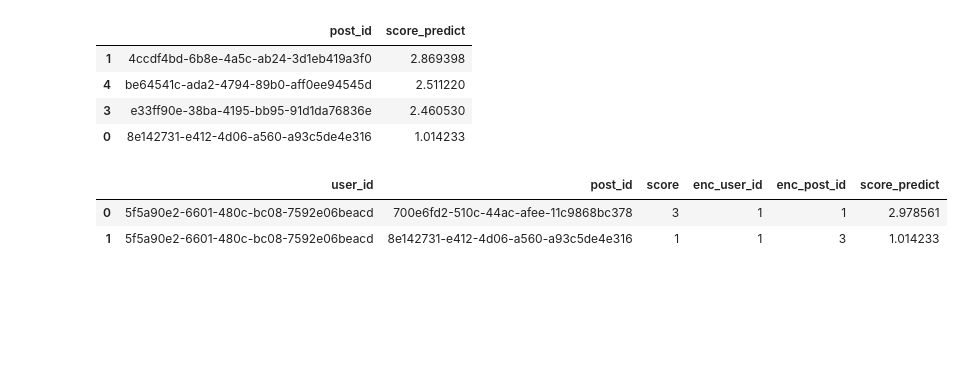
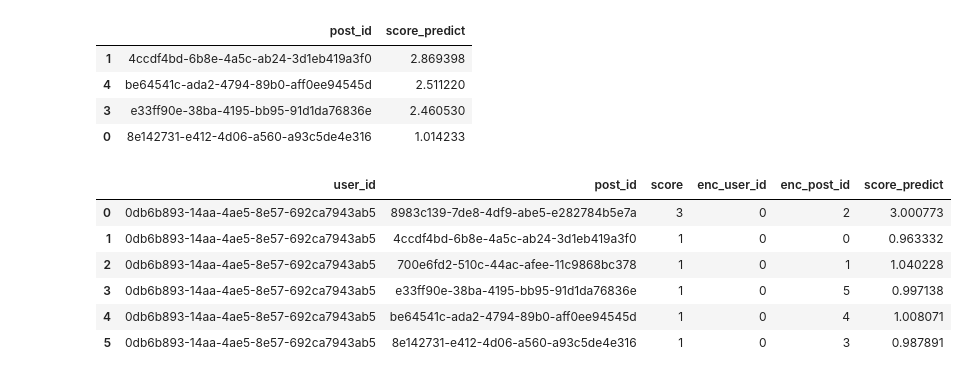
Before and after one commit to Pratham-Mishra04/interact-ml, a Jupyter notebook: notebooks/posts/recommendation.ipynb, the cells around one changed output. Drawn from its saved outputs; the diff is of its cells as text; code cells hidden in the pictures; blank space fills up the shorter version.

```diff
--- a/notebooks/posts/recommendation.ipynb
+++ b/notebooks/posts/recommendation.ipynb
@@ -299,9 +298,13 @@ def test_predictions(user_id):
 
     return comparision
 # %%
-comparision = test_predictions('5f5a90e2-6601-480c-bc08-7592e06beacd')
+comparision = test_predictions('0db6b893-14aa-4ae5-8e57-692ca7943ab5')
 comparision
 # %% [output]
 |  | user_id | post_id | score | enc_user_id | enc_post_id | score_predict |
-| 0 | 5f5a90e2-6601-480c-bc08-7592e06beacd | 700e6fd2-510c-44ac-afee-11c9868bc378 | 3 | 1 | 1 | 2.978561 |
-| 1 | 5f5a90e2-6601-480c-bc08-7592e06beacd | 8e142731-e412-4d06-a560-a93c5de4e316 | 1 | 1 | 3 | 1.014233 |
+| 0 | 0db6b893-14aa-4ae5-8e57-692ca7943ab5 | 8983c139-7de8-4df9-abe5-e282784b5e7a | 3 | 0 | 2 | 3.000773 |
+| 1 | 0db6b893-14aa-4ae5-8e57-692ca7943ab5 | 4ccdf4bd-6b8e-4a5c-ab24-3d1eb419a3f0 | 1 | 0 | 0 | 0.963332 |
+| 2 | 0db6b893-14aa-4ae5-8e57-692ca7943ab5 | 700e6fd2-510c-44ac-afee-11c9868bc378 | 1 | 0 | 1 | 1.040228 |
+| 3 | 0db6b893-14aa-4ae5-8e57-692ca7943ab5 | e33ff90e-38ba-4195-bb95-91d1da76836e | 1 | 0 | 5 | 0.997138 |
+| 4 | 0db6b893-14aa-4ae5-8e57-692ca7943ab5 | be64541c-ada2-4794-89b0-aff0ee94545d | 1 | 0 | 4 | 1.008071 |
+| 5 | 0db6b893-14aa-4ae5-8e57-692ca7943ab5 | 8e142731-e412-4d06-a560-a93c5de4e316 | 1 | 0 | 3 | 0.987891 |
```
Also changed, not shown: parts of 1 cell of this notebook, 9 other files.
